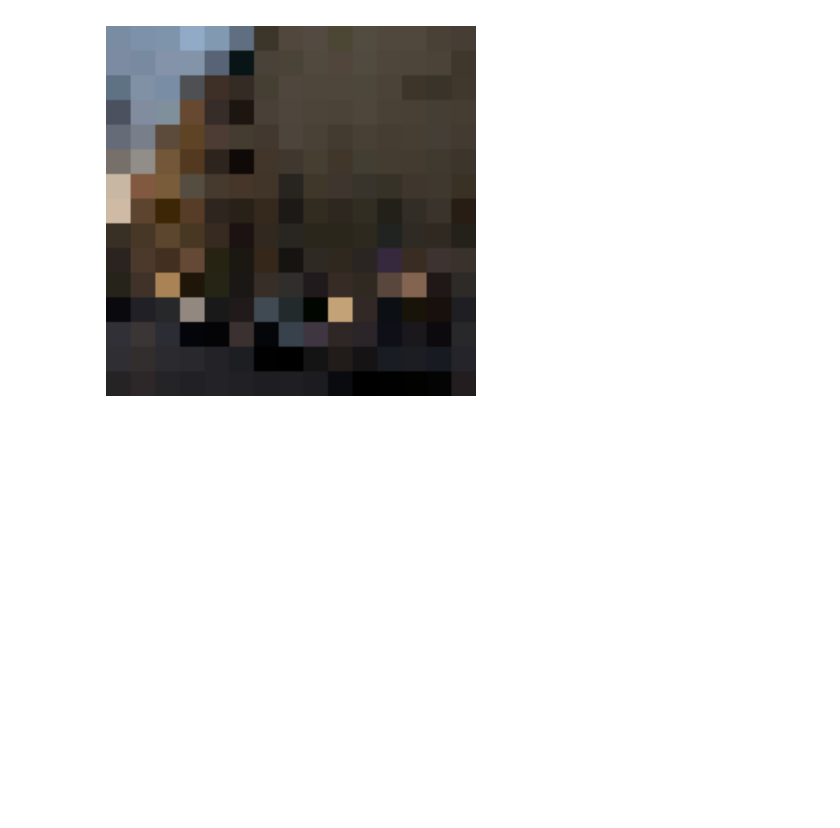
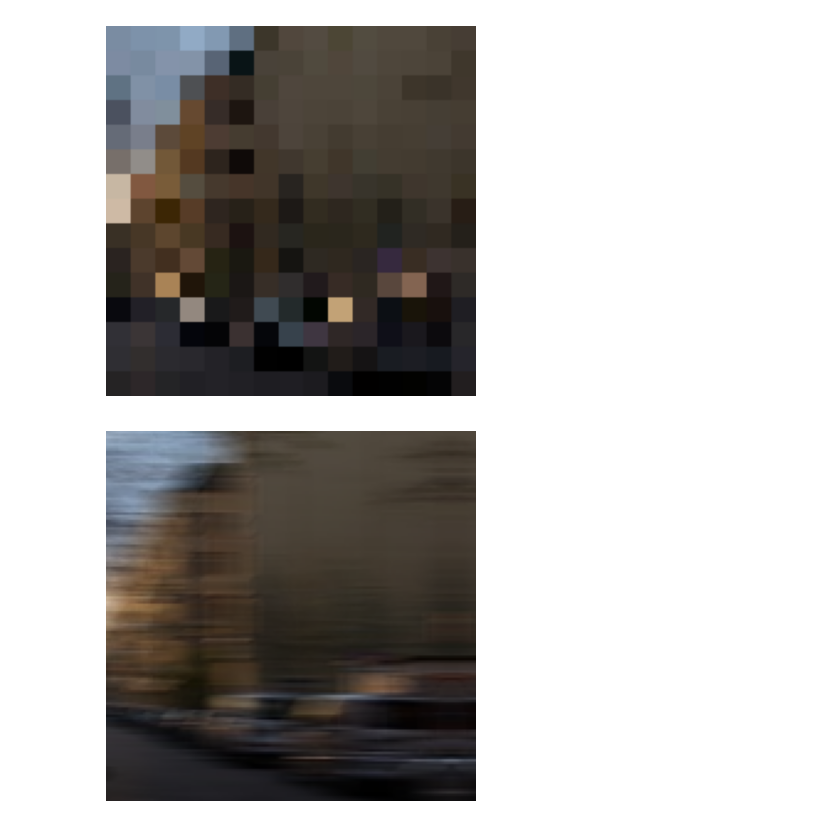
Before and after one commit to NND24/XuLyAnh, a Jupyter notebook: image_blurring.ipynb, the cells around one changed output. Saved outputs shown, nothing was run; the diff lists cells and outputs as text; code cells hidden in the pictures; blank space fills up the shorter version.

Commit message:
feat: Add motion blur

```diff
--- a/image_blurring.ipynb
+++ b/image_blurring.ipynb
@@ -59,3 +59,54 @@ input_image = cv2.imread("./Images/color/0.jpg")
 apply_pixelate(input_image, 10)
 # %% [output]
 [figure]
+# %%
+# loading library
+import cv2
+import numpy as np
+
+def apply_motion_blur(img, distance=30, angle=45, fade=50):
+    # Kiểm tra nếu ảnh đầu vào có hợp lệ không
+    if img is None:
+        print("Lỗi: Không tìm thấy hoặc không thể tải ảnh")
+        return
+
+    # Giới hạn giá trị distance, angle và fade
+    distance = max(1, min(distance, 100))
+    angle = max(0, min(angle, 180))
+    fade = max(0, min(fade, 100)) / 100.0  # Fade là một tỷ lệ (0-1)
+
+    # Tạo kernel cho hiệu ứng motion blur
+    kernel_size = distance
+    kernel = np.zeros((kernel_size, kernel_size), dtype=np.float32)
+
+    # Tính toán tọa độ trung tâm của kernel
+    center = kernel_size // 2
+
+    # Tạo vector cho góc
+    radians = np.deg2rad(angle)
+    dx = int(np.cos(radians) * center)
+    dy = int(np.sin(radians) * center)
+
+    # Tạo đường mờ dọc theo hướng góc
+    for i in range(kernel_size):
+        x = center + int(i * dx / distance)
+        y = center + int(i * dy / distance)
+        kernel[y, x] = 1 - (i / kernel_size) * fade  # Giảm dần độ mạnh của mờ theo fade
+
+    # Chuẩn hóa kernel
+    kernel /= kernel.sum()
+
+    # Áp dụng hiệu ứng motion blur
+    blurred_image = cv2.filter2D(img, -1, kernel)
+
+    # Hiện kết quả ảnh
+    plt.imshow(cv2.cvtColor(blurred_image, cv2.COLOR_BGR2RGB))
+    plt.axis('off')
+    plt.show()
+
+
+# Test
+input_image = cv2.imread("./Images/color/0.jpg")
+apply_motion_blur(input_image, distance=40, angle=0, fade=0)
+# %% [output]
+[figure, added]
```
